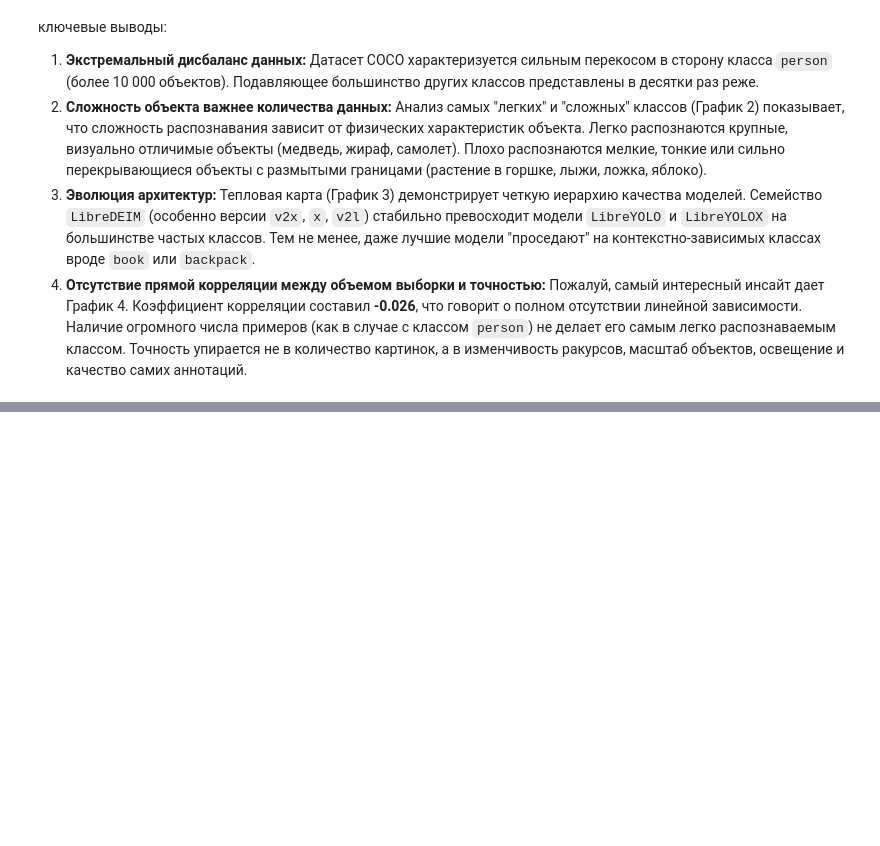
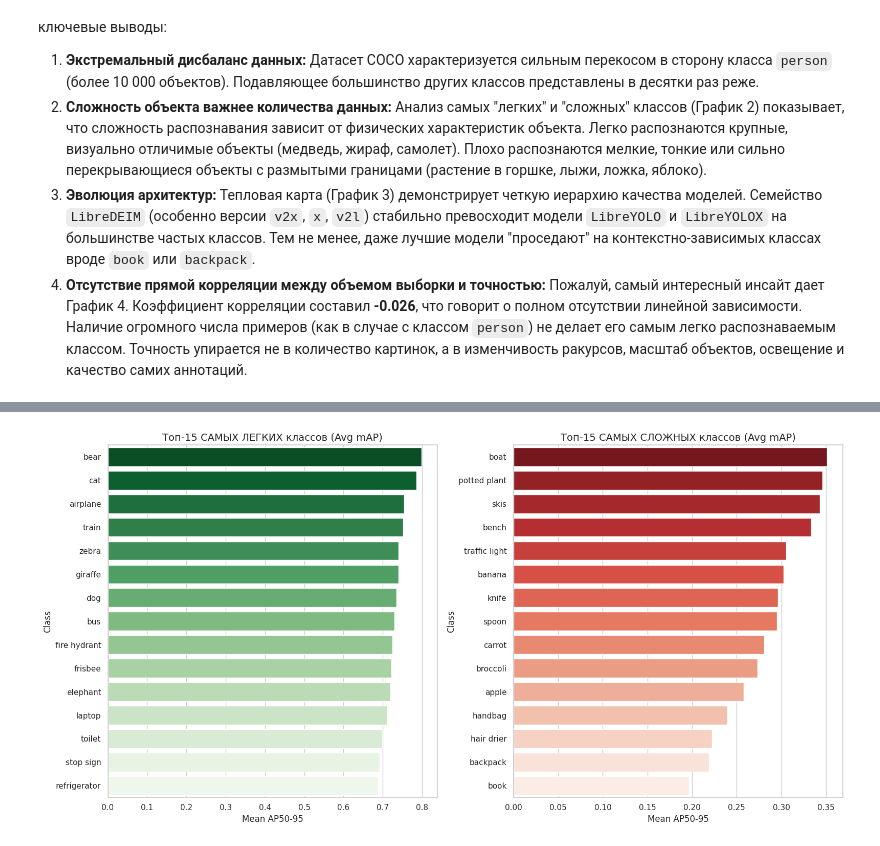
Before and after one commit to GhostD00m/Practice2026, a Jupyter notebook: ClassesAnal.ipynb, the cells around one changed output, grey strips where cells are left out. Drawn from its saved outputs; the diff is of its cells as text; code cells hidden in the pictures; blank space fills up the shorter version.

```diff
--- a/yolo_deim/ClassesAnal.ipynb
+++ b/ClassesAnal.ipynb
@@ -67,7 +67,7 @@ plt.show()
 # %%
 def extract_model_info(filename):
     """Извлекает имя, семейство и размер из названия файла."""
-    base_name = os.path.basename(filename).replace('predictions_', '').replace('.json', '')
+    base_name = os.path.basename(filename).replace('_results.json', '')
 
     # Последний символ - это обычно размер (n, s, m, l, x, c, t)
     size = base_name[-1]
@@ -76,7 +76,7 @@ def extract_model_info(filename):
     return base_name, family, size
 
 def evaluate_all_models(cocoGT, pred_dir):
-    json_files = glob.glob(os.path.join(pred_dir, "predictions_*.json"))
+    json_files = glob.glob(os.path.join(pred_dir, "*_results.json"))
     all_results = []
 
     catIds = cocoGT.getCatIds()
@@ -190,6 +190,7 @@ plt.show()
 ### График 4: Влияние объема данных на точность детекции
 Код находит самую точную модель (в данном случае `LibreDEIMv2x`) и исследует гипотезу: "Чем больше примеров класса в датасете, тем лучше модель его распознает". Строится диаграмма рассеяния, где по оси X — количество объектов класса (в логарифмическом масштабе из-за выброса в виде класса `person`), а по оси Y — точность AP50-95. Также добавляется линия тренда и вычисляется коэффициент корреляции Пирсона.
 # %%
+df_overall = df_metrics.groupby('Model')['AP50-95'].mean().reset_index()
 best_model_name = df_overall.sort_values('AP50-95', ascending=False).iloc[0]['Model']
 print(f"Лучшая модель по общему mAP: {best_model_name}")
 
@@ -230,0 +369,18 @@ print(f"Корреляция между количеством примеров
+# %%
+class_difficulty = df_metrics.groupby('Class')['AP50-95'].mean().reset_index()
+class_difficulty = class_difficulty.sort_values('AP50-95', ascending=False)
+
+fig, axes = plt.subplots(1, 2, figsize=(16, 8))
+
+sns.barplot(x='AP50-95', y='Class', data=class_difficulty.head(15), ax=axes[0], palette='Greens_r')
+axes[0].set_title('Топ-15 САМЫХ ЛЕГКИХ классов (Avg mAP)', fontsize=14)
+axes[0].set_xlabel('Mean AP50-95')
+
+sns.barplot(x='AP50-95', y='Class', data=class_difficulty.tail(15), ax=axes[1], palette='Reds_r')
+axes[1].set_title('Топ-15 САМЫХ СЛОЖНЫХ классов (Avg mAP)', fontsize=14)
+axes[1].set_xlabel('Mean AP50-95')
+
+plt.tight_layout()
+plt.show()
+# %% [output]
+[figure, added]
```
Also changed, not shown: parts of 6 cells of this notebook, 1 other file.
